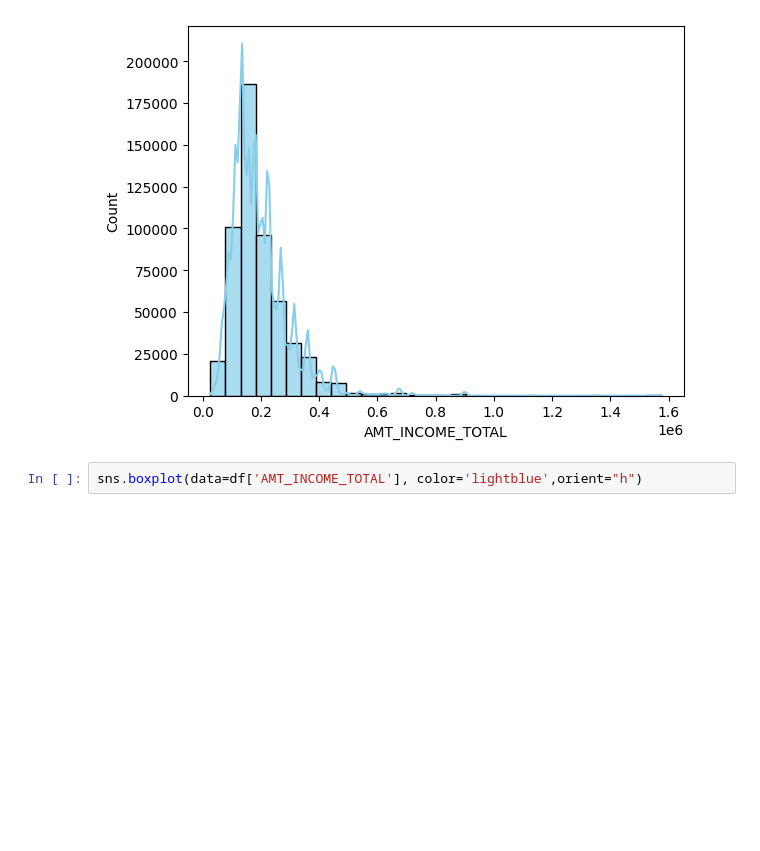
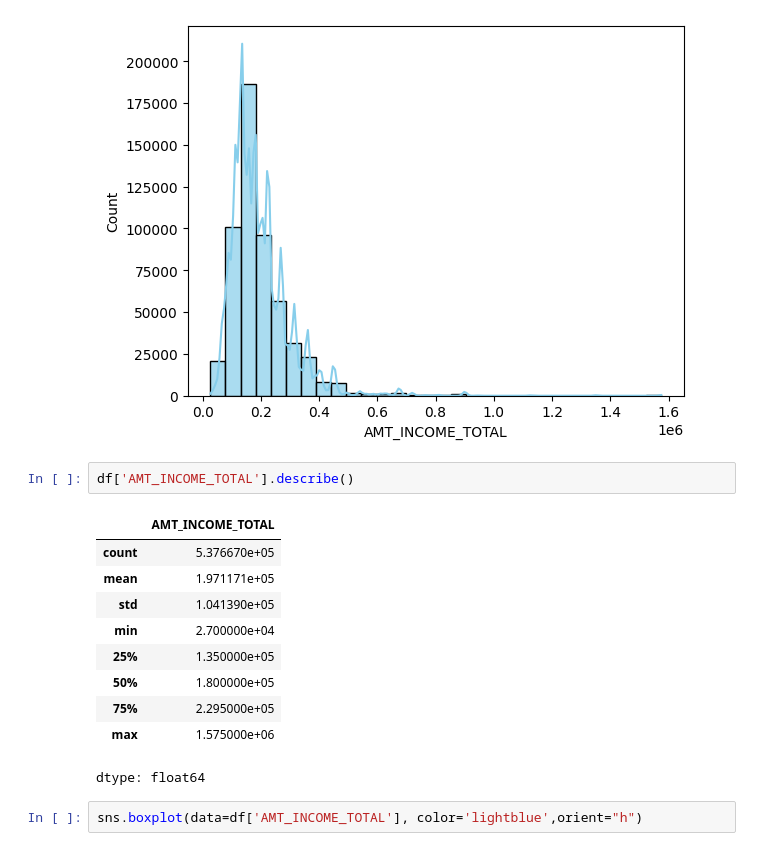
Before and after one commit to alien-traveler/CSE151A_Project, a Jupyter notebook: merged.ipynb, the cells around one changed output. Drawn from its saved outputs; the diff is of its cells as text; blank space fills up the shorter version.

```diff
--- a/merged.ipynb
+++ b/merged.ipynb
@@ -293,6 +293,19 @@ sns.histplot(df['AMT_INCOME_TOTAL'], bins=30, kde=True, color='skyblue', alpha=0
 # %% [output]
 <Axes: xlabel='AMT_INCOME_TOTAL', ylabel='Count'>
 [figure]
+# %%
+df['AMT_INCOME_TOTAL'].describe()
+# %% [output]
+|  | AMT_INCOME_TOTAL |
+| count | 5.376670e+05 |
+| mean | 1.971171e+05 |
+| std | 1.041390e+05 |
+| min | 2.700000e+04 |
+| 25% | 1.350000e+05 |
+| 50% | 1.800000e+05 |
+| 75% | 2.295000e+05 |
+| max | 1.575000e+06 |
+dtype: float64
 # %%
 sns.boxplot(data=df['AMT_INCOME_TOTAL'], color='lightblue',orient="h")
 # %% [output]
```
Also changed, not shown: parts of 7 cells of this notebook, 1 other file.
